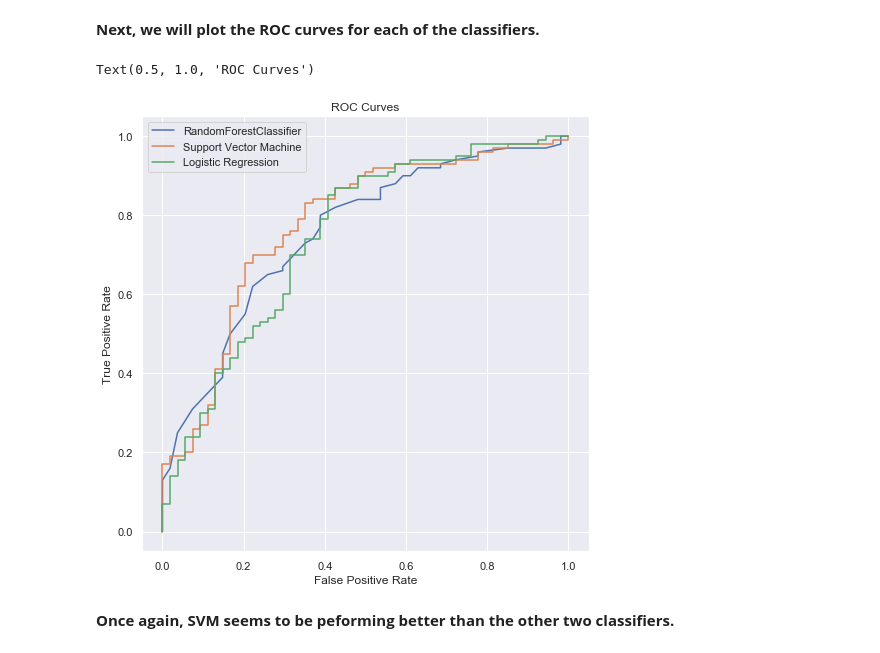
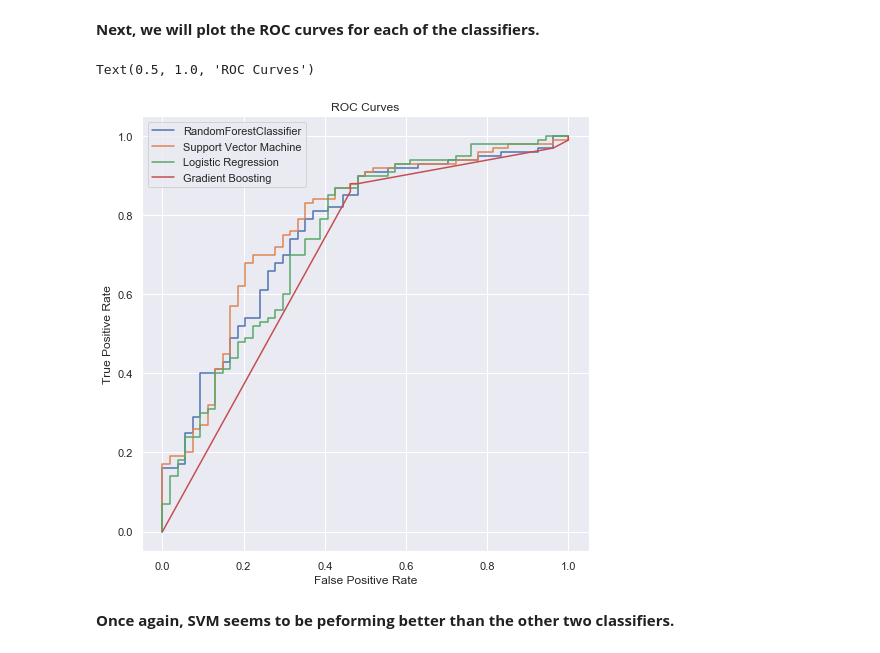
Before and after one commit to adjakka/Capstone_Projects, a Jupyter notebook: Springboard_Capstone_Project_1/Machine_Learning_steps.ipynb, the cells around one changed output. Drawn from its saved outputs; the diff is of its cells as text; code cells hidden in the pictures.

```diff
--- a/Springboard_Capstone_Project_1/Machine_Learning_steps.ipynb
+++ b/Springboard_Capstone_Project_1/Machine_Learning_steps.ipynb
@@ -417,0 +480,4 @@ fpr_lg, tpr_lg, thresholds_lg = roc_curve(ytest, p_clf_log_ba[:, 1])
+# %%
+gb_clf_best = GradientBoostingClassifier(criterion = 'mae', loss = 'exponential', n_estimators = 50)
+# %%
+gb_clf_best.fit(Xtrain, ytrain)
@@ -417,0 +499,2 @@ fpr_lg, tpr_lg, thresholds_lg = roc_curve(ytest, p_clf_log_ba[:, 1])
+# %%
+y_proba_gb_best = gb_clf_best.predict_proba(Xtest)[:,1]
@@ -418,3 +503,5 @@ fpr_lg, tpr_lg, thresholds_lg = roc_curve(ytest, p_clf_log_ba[:, 1])
+# %%
+fpr_gb, tpr_gb, thresholds_lgb = roc_curve(ytest, y_proba_gb_best)
 # %% [markdown]
 # Precision_Recall and ROC curves
 # %% [markdown]
@@ -458,15 +548,16 @@ The area under the Precision_Recall curves have been calculated to confirm our i
 # %%
 fig, ax = plt.subplots(figsize=(8,8))
 plt.plot(fpr_rf, tpr_rf)
 plt.plot(fpr_sv, tpr_sv)
 plt.plot(fpr_lg, tpr_lg)
-plt.legend(('RandomForestClassifier', 'Support Vector Machine', 'Logistic Regression'))
+plt.plot(fpr_gb, tpr_gb)
+plt.legend(('RandomForestClassifier', 'Support Vector Machine', 'Logistic Regression', 'Gradient Boosting'))
 plt.xlabel('False Positive Rate')
 plt.ylabel('True Positive Rate')
 plt.title('ROC Curves')
 # %% [output]
 Text(0.5, 1.0, 'ROC Curves')
-[figure, old version]
+[figure, new version]
 # %% [markdown]
 **Once again, SVM seems to be peforming better than the other two classifiers.**
 # %%
```
Also changed, not shown: parts of 35 cells of this notebook.
